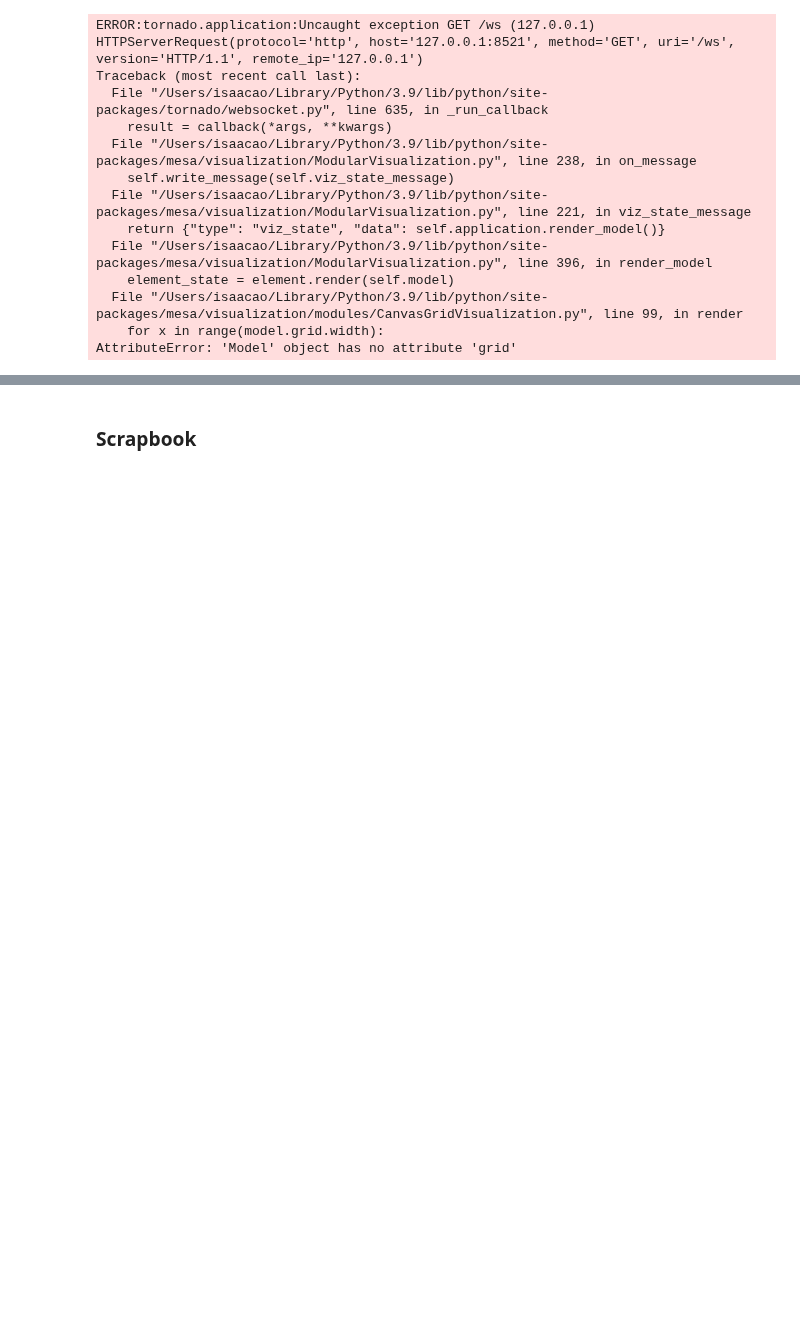
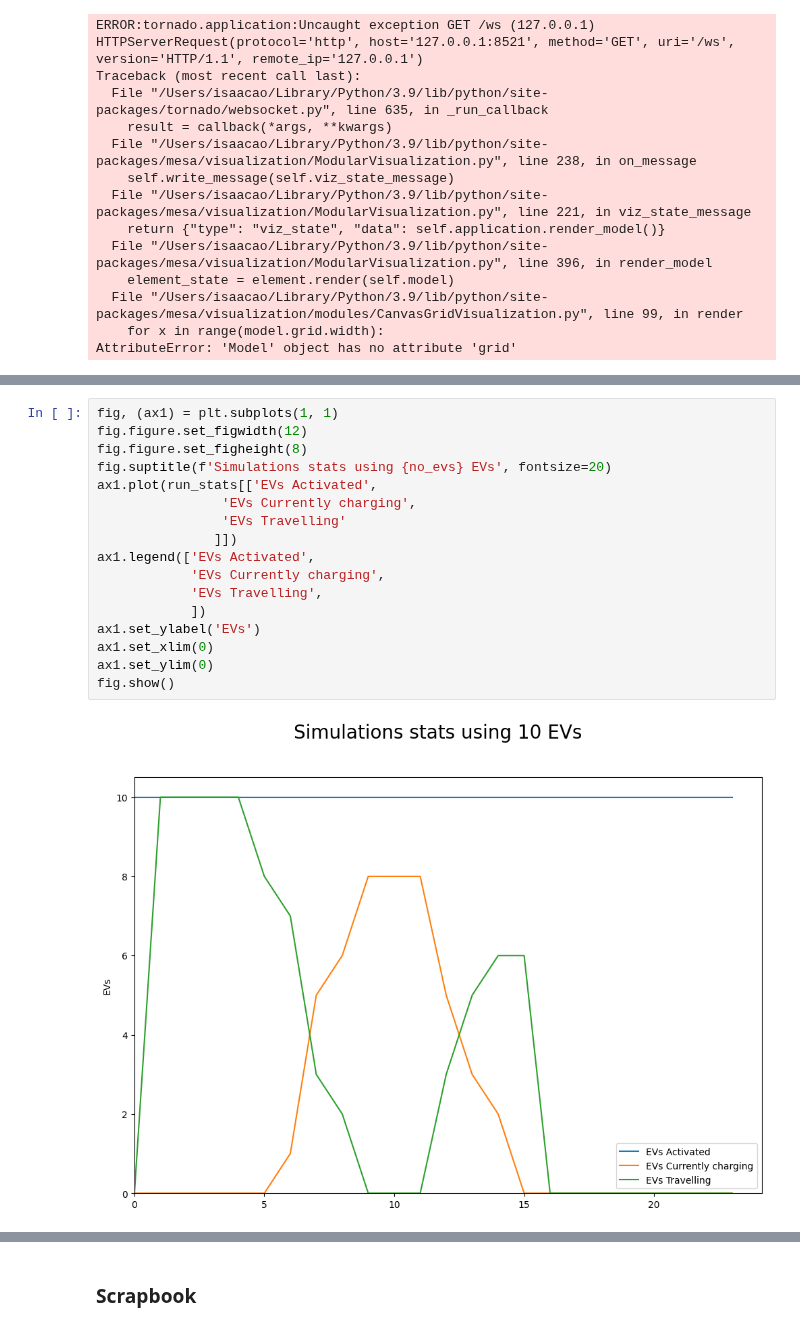
Before and after one commit to akintomiwa/e4cd, a Jupyter notebook: ev_abm_simplest_mobile.ipynb, the cells around one changed output, grey strips where cells are left out. Saved outputs shown, nothing was run; the diff lists cells and outputs as text; blank space fills up the shorter version.

```diff
--- a/ev_abm_simplest_mobile.ipynb
+++ b/ev_abm_simplest_mobile.ipynb
@@ -427 +436,20 @@ AttributeError: 'Model' object has no attribute 'grid'
+# %%
+fig, (ax1) = plt.subplots(1, 1)
+fig.figure.set_figwidth(12)
+fig.figure.set_figheight(8)
+fig.suptitle(f'Simulations stats using {no_evs} EVs', fontsize=20)
+ax1.plot(run_stats[['EVs Activated',
+                'EVs Currently charging',
+                'EVs Travelling'
+               ]])
+ax1.legend(['EVs Activated',
+            'EVs Currently charging',
+            'EVs Travelling',
+            ])
+ax1.set_ylabel('EVs')
+ax1.set_xlim(0)
+ax1.set_ylim(0)
+fig.show()
+# %% [output]
+[figure, added]
 # %%
```
Also changed, not shown: parts of 7 cells of this notebook.
